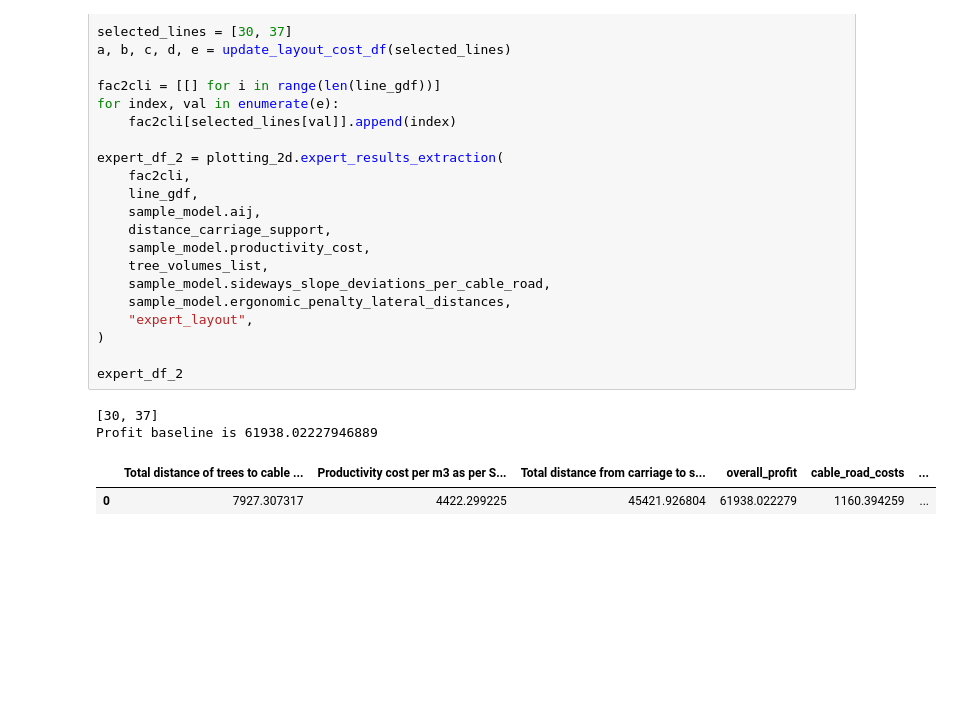
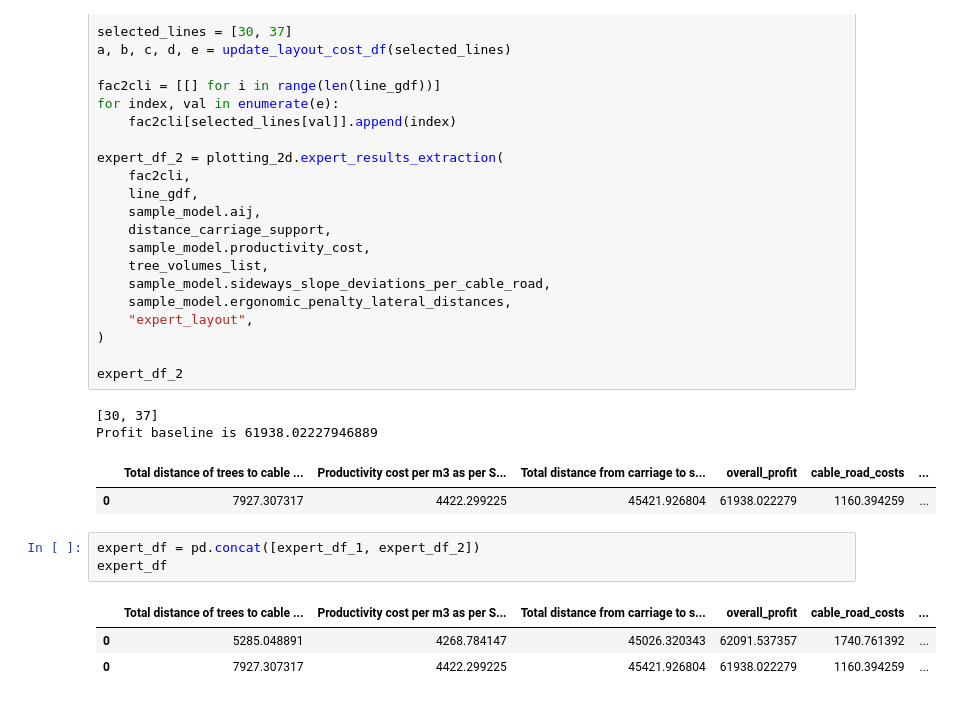
Before and after one commit to werzum/multi_objective_layout_optimization, a Jupyter notebook: 01_Notebooks/optimization.ipynb, the cells around one changed output. Drawn from its saved outputs; the diff is of its cells as text; blank space fills up the shorter version.

```diff
--- a/01_Notebooks/optimization.ipynb
+++ b/01_Notebooks/optimization.ipynb
@@ -673,3 +676,10 @@ expert_df_2
 Profit baseline is 61938.02227946889
 |  | Total distance of trees to cable ... | Productivity cost per m3 as per S... | Total distance from carriage to s... | overall_profit | cable_road_costs | ... |
 | 0 | 7927.307317 | 4422.299225 | 45421.926804 | 61938.022279 | 1160.394259 | ... |
+# %%
+expert_df = pd.concat([expert_df_1, expert_df_2])
+expert_df
+# %% [output]
+|  | Total distance of trees to cable ... | Productivity cost per m3 as per S... | Total distance from carriage to s... | overall_profit | cable_road_costs | ... |
+| 0 | 5285.048891 | 4268.784147 | 45026.320343 | 62091.537357 | 1740.761392 | ... |
+| 0 | 7927.307317 | 4422.299225 | 45421.926804 | 61938.022279 | 1160.394259 | ... |
```
Also changed, not shown: parts of 6 cells of this notebook, 4 other files.
